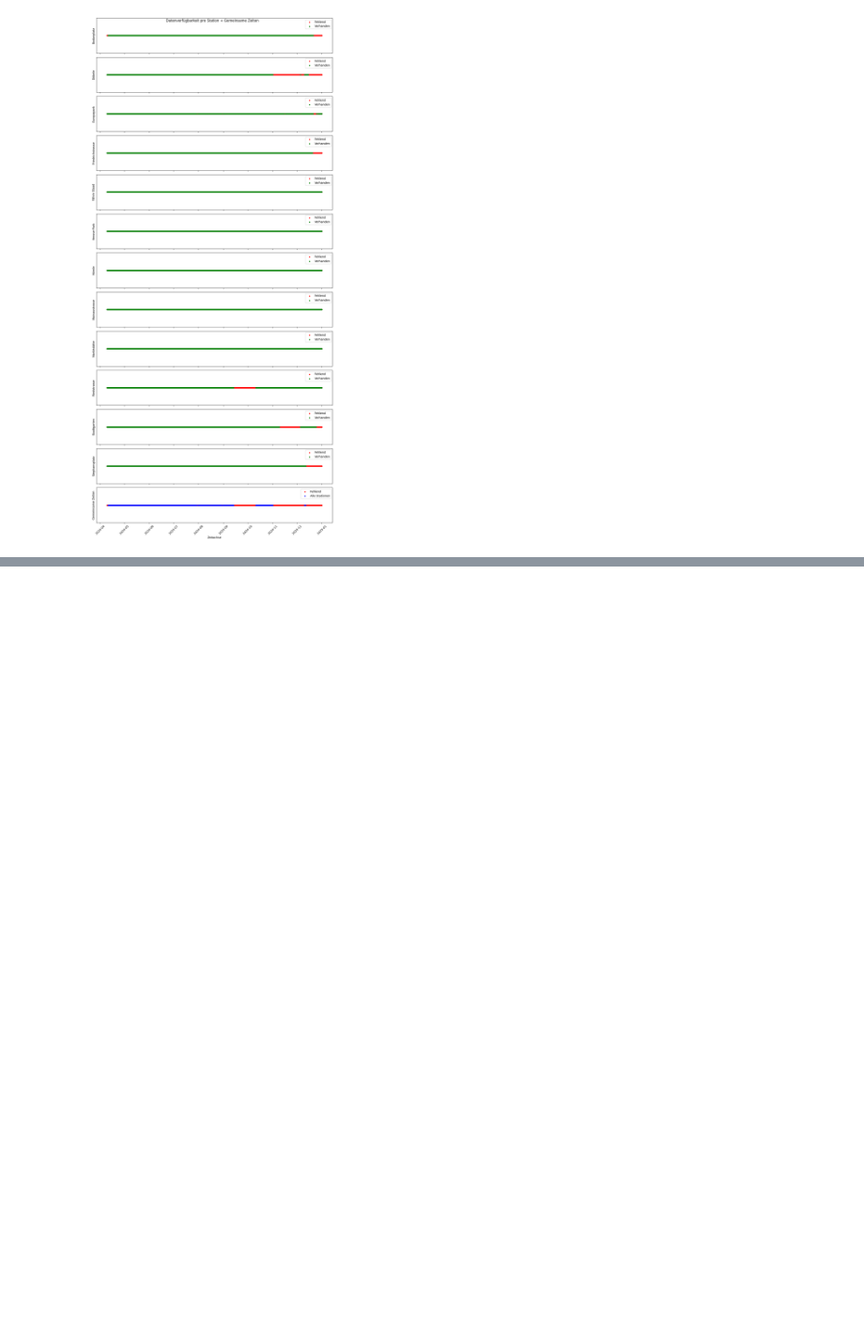
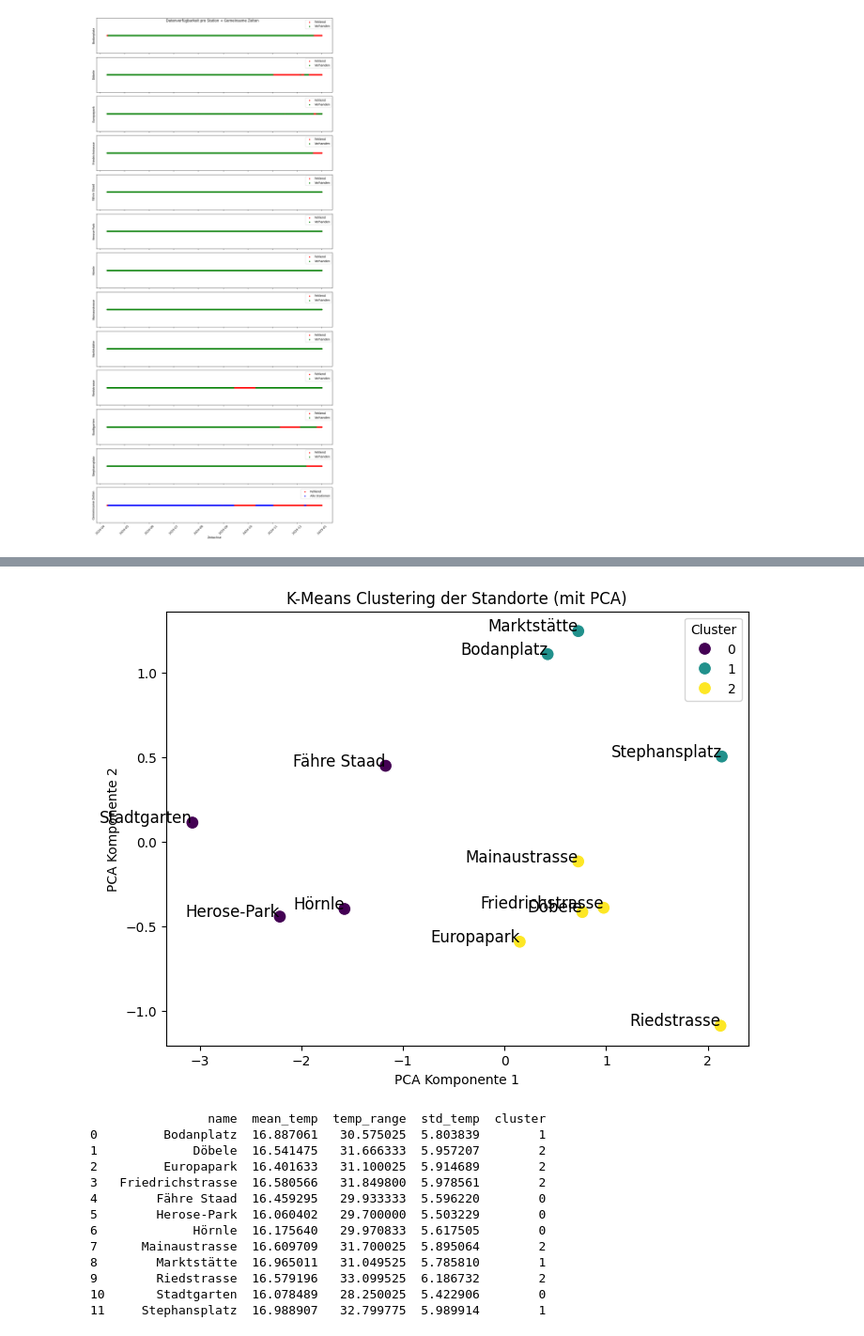
Before and after one commit to sgc-kn/dashboards, a Jupyter notebook: richards_notebooks/SGC-K-Sensoren_Analyse.ipynb, the cells around one changed output, grey strips where cells are left out. Shown: that part at 94% size. Saved outputs shown, nothing was run; the diff lists cells and outputs as text; code cells hidden in the pictures; blank space fills up the shorter version.

```diff
--- a/richards_notebooks/SGC-K-Sensoren_Analyse.ipynb
+++ b/richards_notebooks/SGC-K-Sensoren_Analyse.ipynb
@@ -38,7 +36,7 @@ df_edit['week_of_year'] = df_edit['dateobserved'].dt.isocalendar().week
 df_edit.head()
 
 # Set the dateobserved-column as index
-#df_edit.set_index("dateobserved", inplace=True)
+df_edit.set_index("dateobserved", inplace=True)
 # group by name and resample the index to 60 minutes
 df_edit = df_edit.groupby('name').resample('60min').mean(numeric_only=True).reset_index()
 
@@ -143,3 +451,51 @@ plt.show()
+# %%
+"""
+Clustering
+"""
+import seaborn as sns
+from sklearn.cluster import KMeans
+from sklearn.preprocessing import StandardScaler
+from sklearn.decomposition import PCA
+
+# 🔹 Daten skalieren (wichtig für K-Means!)
+scaler = StandardScaler()
+X_scaled = scaler.fit_transform(stats_all[['mean_temp', 'temp_range', 'std_temp']])
+
+# 🔹 K-Means Clustering mit 3 Clustern
+kmeans = KMeans(n_clusters=3, random_state=42, n_init=10)
+stats['cluster'] = kmeans.fit_predict(X_scaled)
+
+# 🔹 Visualisierung mit PCA (2D-Projektion)
+pca = PCA(n_components=2)
+X_pca = pca.fit_transform(X_scaled)
+
+plt.figure(figsize=(8, 6))
+sns.scatterplot(x=X_pca[:, 0], y=X_pca[:, 1], hue=stats['cluster'], palette='viridis', s=100)
+for i, name in enumerate(stats['name']):
+    plt.text(X_pca[i, 0], X_pca[i, 1], name, fontsize=12, ha='right')
+plt.title("K-Means Clustering der Standorte (mit PCA)")
+plt.xlabel("PCA Komponente 1")
+plt.ylabel("PCA Komponente 2")
+plt.legend(title="Cluster")
+plt.show()
+
+# 🔹 Ausgabe der Cluster-Zuordnung
+print(stats)
+# %% [output]
+[figure, added]
+                name  mean_temp  temp_range  std_temp  cluster
+0         Bodanplatz  16.887061   30.575025  5.803839        1
+1             Döbele  16.541475   31.666333  5.957207        2
+2         Europapark  16.401633   31.100025  5.914689        2
+3   Friedrichstrasse  16.580566   31.849800  5.978561        2
+4        Fähre Staad  16.459295   29.933333  5.596220        0
+5        Herose-Park  16.060402   29.700000  5.503229        0
+6             Hörnle  16.175640   29.970833  5.617505        0
+7      Mainaustrasse  16.609709   31.700025  5.895064        2
+8        Marktstätte  16.965011   31.049525  5.785810        1
+9        Riedstrasse  16.579196   33.099525  6.186732        2
+10       Stadtgarten  16.078489   28.250025  5.422906        0
+11     Stephansplatz  16.988907   32.799775  5.989914        1
 # %%
 # Punkt 2: extreme Ausreißer aus den Temperatur-Daten filtern.
 # Methode 1  die Temperaturdifferenzen innerhalb einer Vergleichszeit zwischen den verschiedenen Sensorstationen
```
Also changed, not shown: parts of 12 cells of this notebook.
